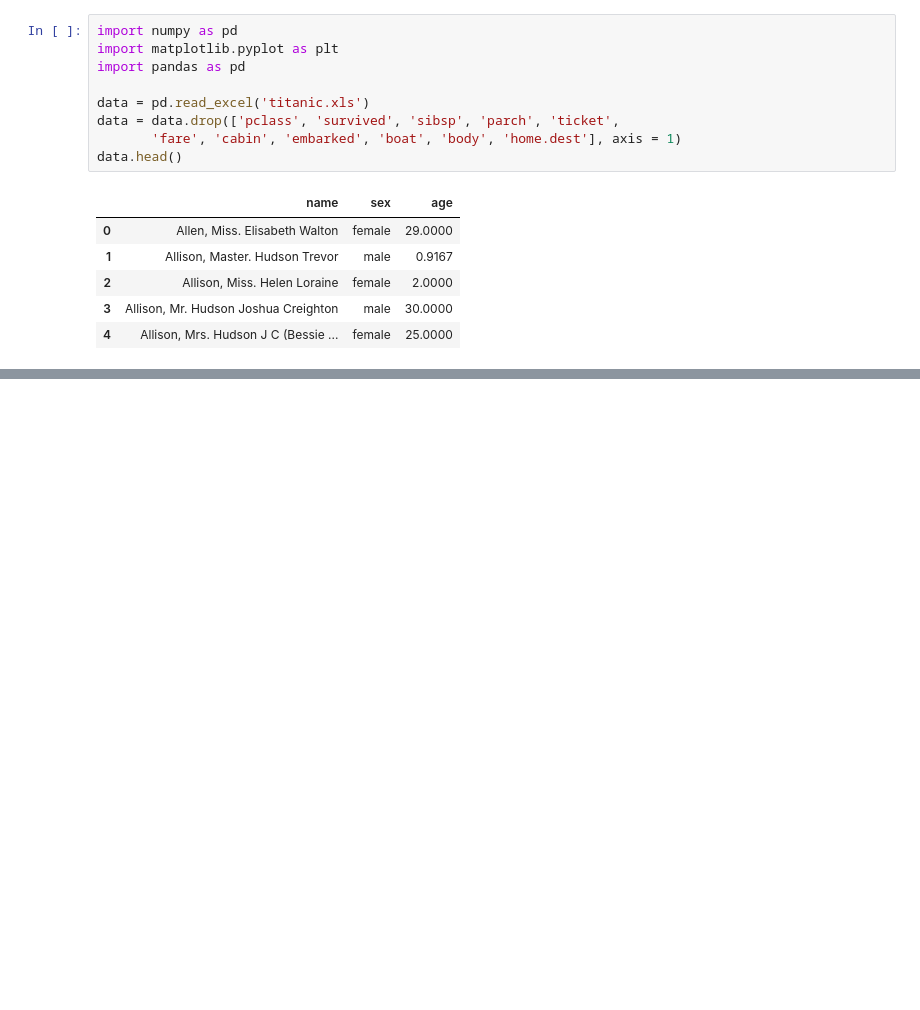
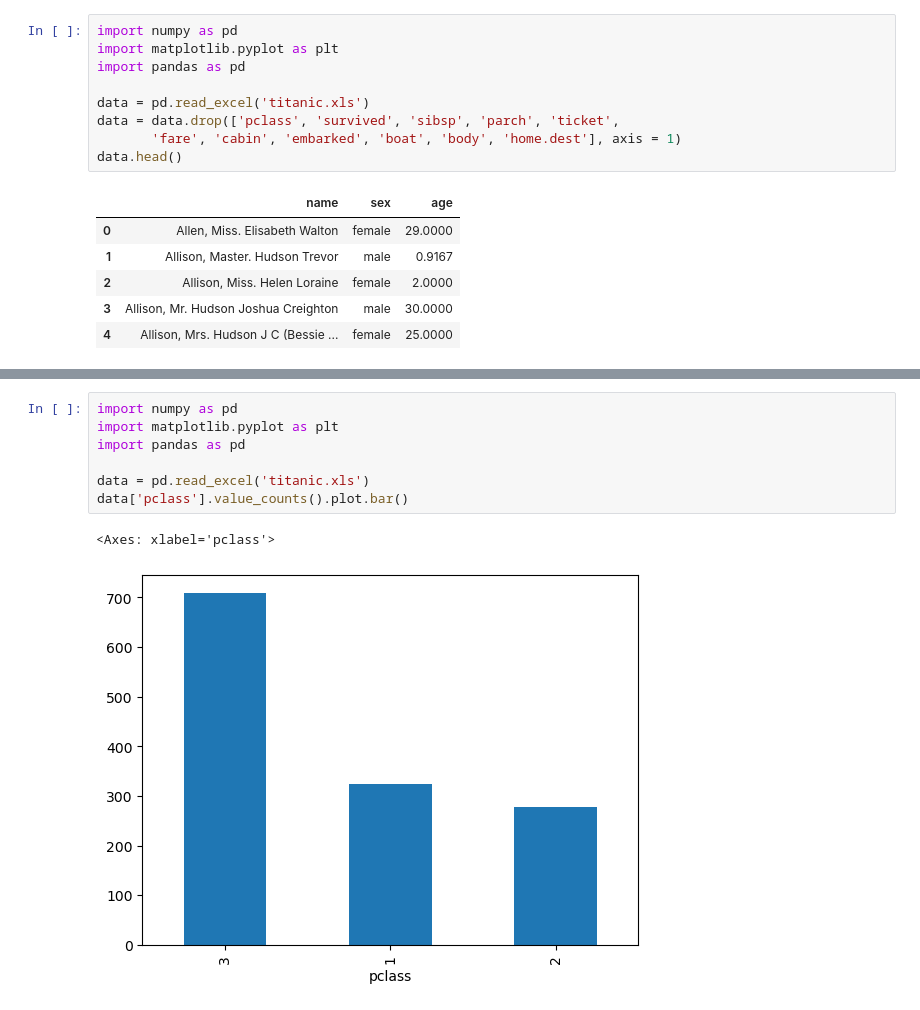
Before and after one commit to ChristianIshimwe7/ml_projects_in_jupyter, a Jupyter notebook: ishimwe1.ipynb, the cells around one changed output, grey strips where cells are left out. Cells and saved outputs as stored; diff of their text form; blank space fills up the shorter version.

Commit message:
plotting and value counts

```diff
--- a/ishimwe1.ipynb
+++ b/ishimwe1.ipynb
@@ -275,0 +326,10 @@ data.head()
+# %%
+import numpy as pd
+import matplotlib.pyplot as plt
+import pandas as pd
+
+data = pd.read_excel('titanic.xls')
+data['pclass'].value_counts().plot.bar()
+# %% [output]
+<Axes: xlabel='pclass'>
+[figure, added]
```
Also changed, not shown: parts of 3 cells of this notebook.
